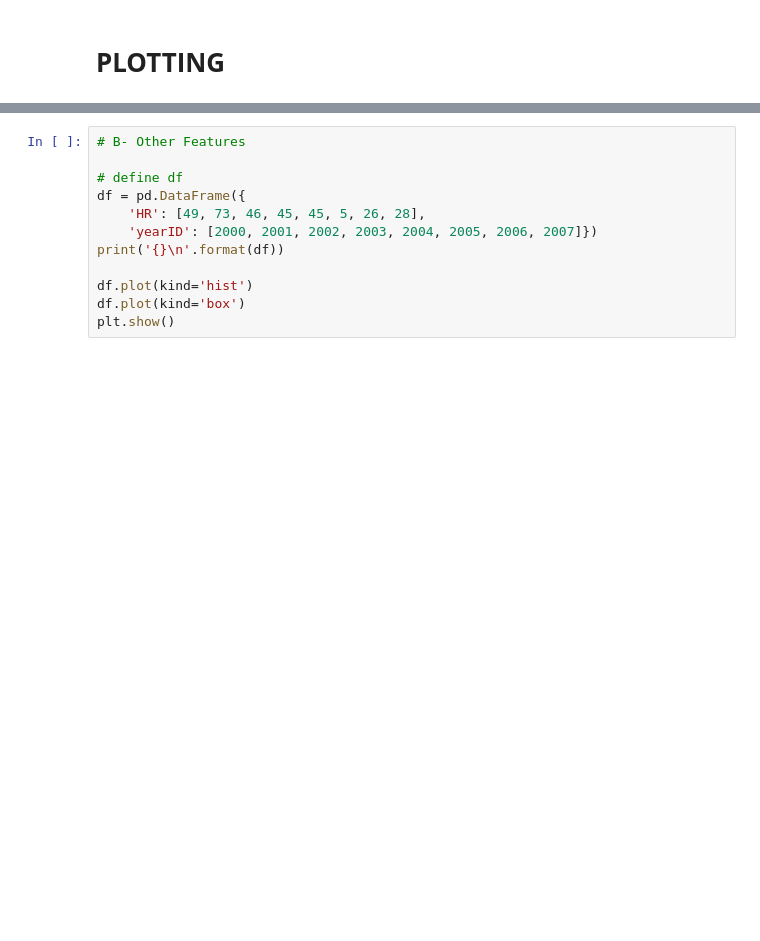
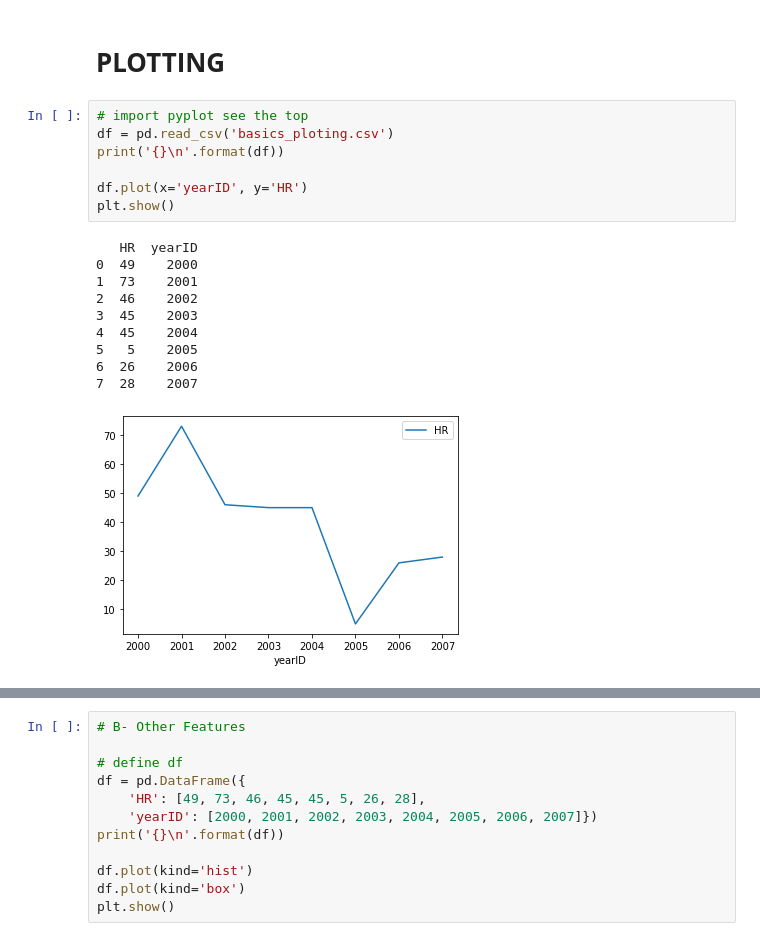
Before and after one commit to mohamedamine456/educative_machine_learning_for_SE, a Jupyter notebook: DataAnalysisWithPandas.ipynb, the cells around one changed output, grey strips where cells are left out. Saved outputs shown, nothing was run; the diff lists cells and outputs as text; blank space fills up the shorter version.

```diff
--- a/DataAnalysisWithPandas.ipynb
+++ b/DataAnalysisWithPandas.ipynb
@@ -1081,3 +1081,21 @@ array([2017, 2016, 2015])
 Name: yearID, dtype: int64
 # %% [markdown]
 # **PLOTTING**
+# %%
+# import pyplot see the top
+df = pd.read_csv('basics_ploting.csv')
+print('{}\n'.format(df))
+
+df.plot(x='yearID', y='HR')
+plt.show()
+# %% [output]
+   HR  yearID
+0  49    2000
+1  73    2001
+2  46    2002
+3  45    2003
+4  45    2004
+5   5    2005
+6  26    2006
+7  28    2007
+[figure, added]
```
Also changed, not shown: parts of 6 cells of this notebook, 1 other file.
